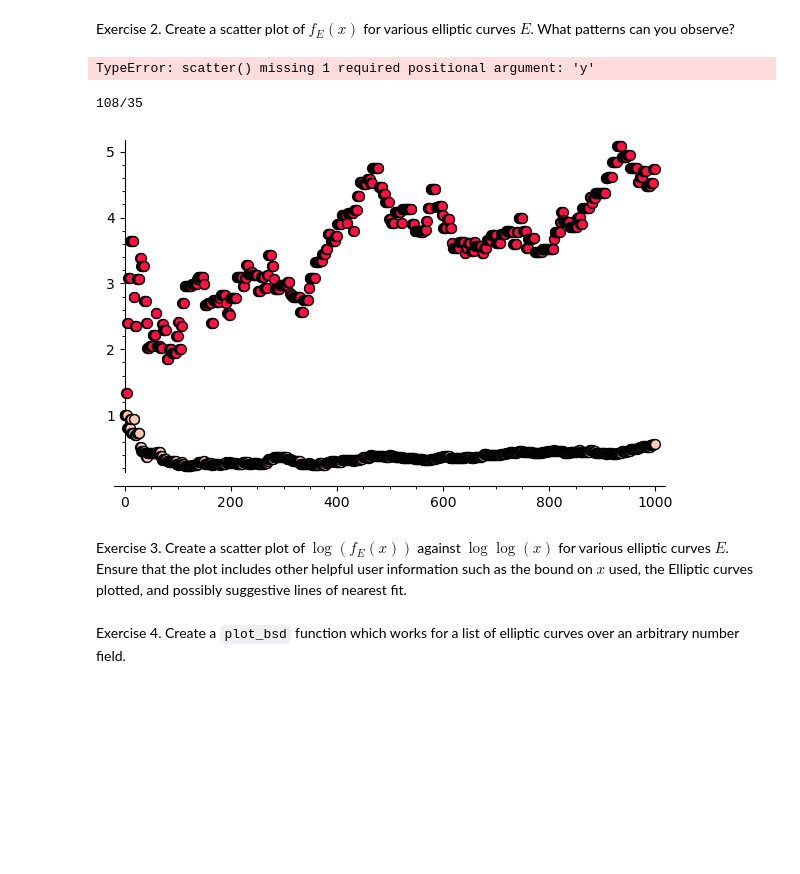
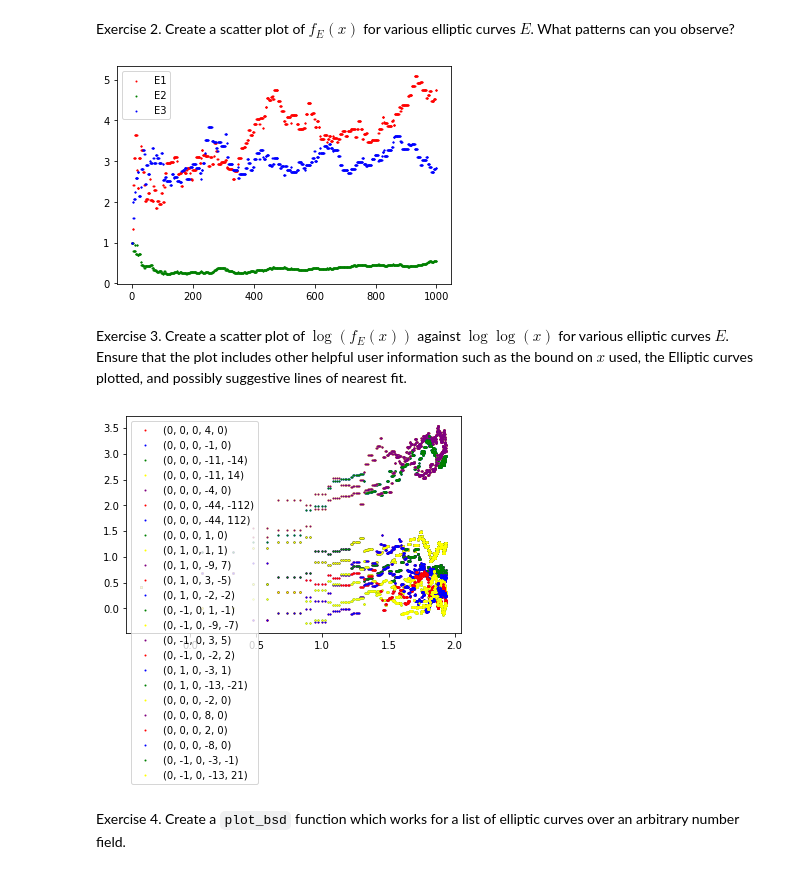
Before and after one commit to Rusti1/computational_nt, a Jupyter notebook: case_studies/bsd_experiments/day_2_exercises.ipynb, the cells around one changed output. Cells and saved outputs as stored; diff of their text form; code cells hidden in the pictures; blank space fills up the shorter version.

```diff
--- a/case_studies/bsd_experiments/day_2_exercises.ipynb
+++ b/case_studies/bsd_experiments/day_2_exercises.ipynb
@@ -25,19 +25,29 @@ PML(E,100)
 Exercise 2. Create a scatter plot of $f_E(x)$ for various elliptic curves $E$. What patterns can you observe?
 # %%
 import matplotlib.pyplot as plt
-plt.scatter([1,2])
-# %% [output]
-TypeError: scatter() missing 1 required positional argument: 'y'
 # %%
 E1 = EllipticCurve([1,2,3,4,5])
 E2 = EllipticCurve([3,4,5,6,7])
 E3 = EllipticCurve([5,6,7,8,9])
-print(PML(E1,10))
-X1 = scatter_plot([[x,PML(E1,x)] for x in range(1000)], facecolor = '#f143')
-X2 = scatter_plot([[x,PML(E2,x)] for x in range(1000)])
-show(X1+X2)
-# %% [output]
-108/35
-[figure, removed]
+# %%
+def scatter_plot_color(list, col ,lab):
+  x = []
+  y = []
+  for i in list:
+    x.append(i[0])
+    y.append(i[1])
+
+  plt.scatter(x,y,color = col,s=1,label = lab)
+
+X1 = [[x,PML(E1,x)] for x in range(1000)]
+X2 = [[x,PML(E2,x)] for x in range(1000)]
+X3 = [[x,PML(E3,x)] for x in range(1000)]
+scatter_plot_color(X1,'red','E1')
+scatter_plot_color(X2,'green','E2')
+scatter_plot_color(X3, 'blue','E3')
+plt.legend(loc = 'upper left')
+plt.show()
+# %% [output]
+[figure, added]
 # %% [markdown]
 Exercise 3. Create a scatter plot of $\log(f_E(x))$ against $\log\log(x)$ for various elliptic curves $E$. Ensure that the plot includes other helpful user information such as the bound on $x$ used, the Elliptic curves plotted, and possibly suggestive lines of nearest fit.
@@ -57,3 +54,20 @@ def plot_bsd(ecs_list, B = 1000):
+# %%
+colour = ["red", "blue", "green", "yellow", "purple"]
+def plot_bsd(ecs_list, B = 1000):
+            for E in ecs_list:
+                    X = [[ln(ln(x)), ln(PML(E,x))] for x in range(B)]
+                    scatter_plot_color(X,colour[ecs_list.index(E)%5],str(E.ainvs()))
+            plt.legend(loc = 'upper left')
+            plt.xscale("linear")
+            plt.yscale("linear")
+            plt.show
+
+
+E = [E1,E2,E3]
+elist = EllipticCurves_with_good_reduction_outside_S([2])
+plot_bsd(elist, 1000)
+# %% [output]
+[figure, added]
 # %% [markdown]
 Exercise 4. Create a `plot_bsd` function which works for a list of elliptic curves over an arbitrary number field.
 # %% [markdown]
```
Also changed, not shown: parts of 1 cell of this notebook.
